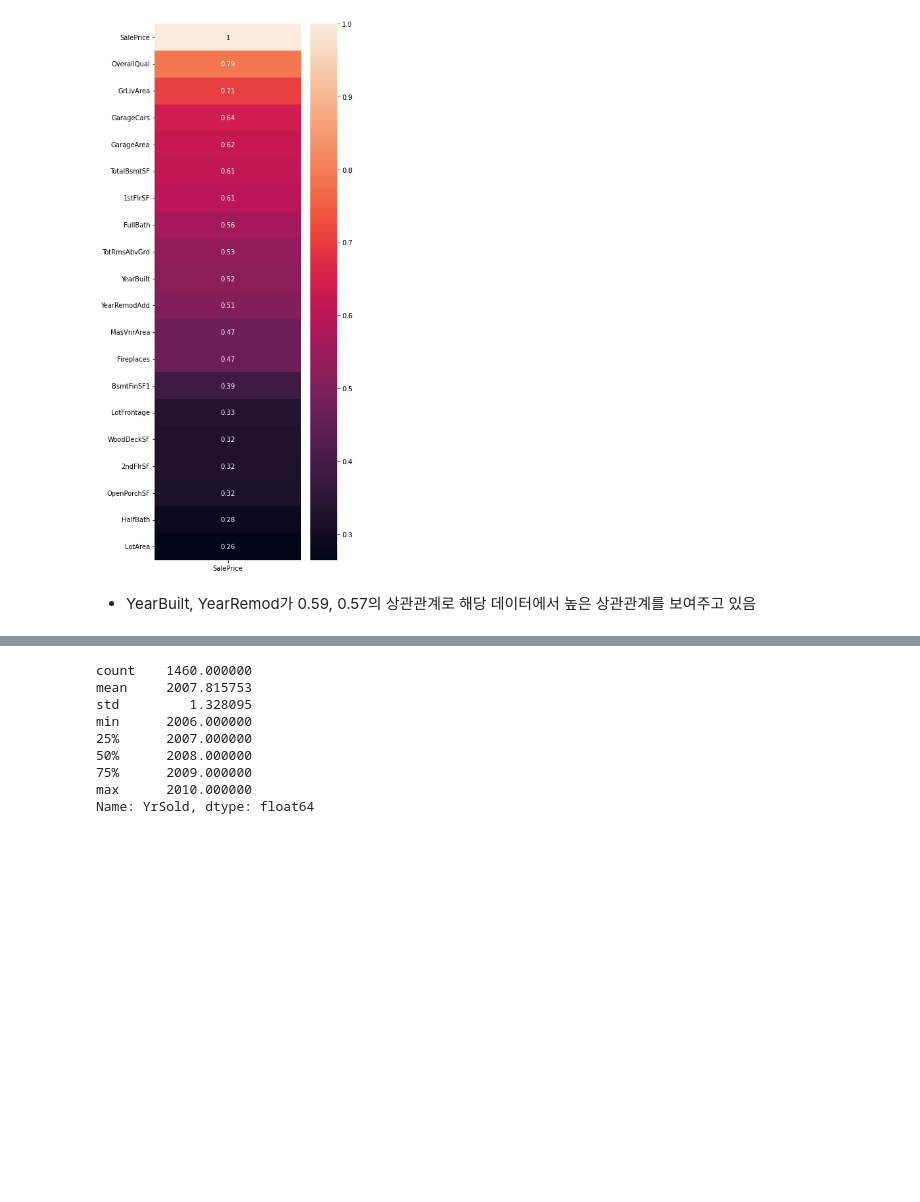
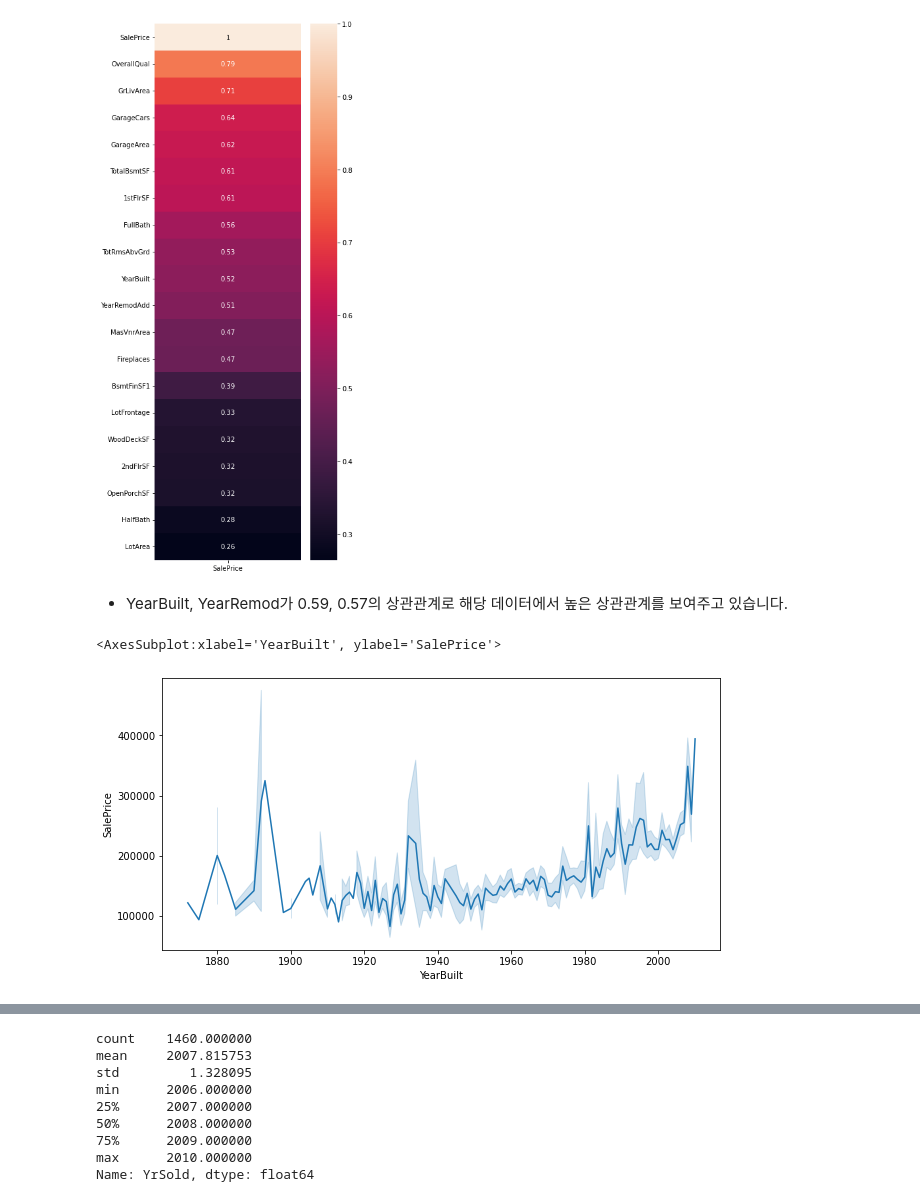
Before and after one commit to bmr03016/House-Prices, a Jupyter notebook: housing.ipynb, the cells around one changed output, grey strips where cells are left out. Cells and saved outputs as stored; diff of their text form; code cells hidden in the pictures; blank space fills up the shorter version.

```diff
--- a/housing.ipynb
+++ b/housing.ipynb
@@ -115,4 +115,10 @@ sns.heatmap(corr_matrix[['SalePrice']].sort_values(by=['SalePrice'],
 <AxesSubplot:>
 [figure]
 # %% [markdown]
-- YearBuilt, YearRemod가 0.59, 0.57의 상관관계로 해당 데이터에서 높은 상관관계를 보여주고 있음
+- YearBuilt, YearRemod가 0.59, 0.57의 상관관계로 해당 데이터에서 높은 상관관계를 보여주고 있습니다.
+# %%
+plt.figure(figsize = [10, 5])
+sns.lineplot(data=df, x='YearBuilt', y='SalePrice')
+# %% [output]
+<AxesSubplot:xlabel='YearBuilt', ylabel='SalePrice'>
+[figure, added]
```
Also changed, not shown: parts of 60 cells of this notebook.
